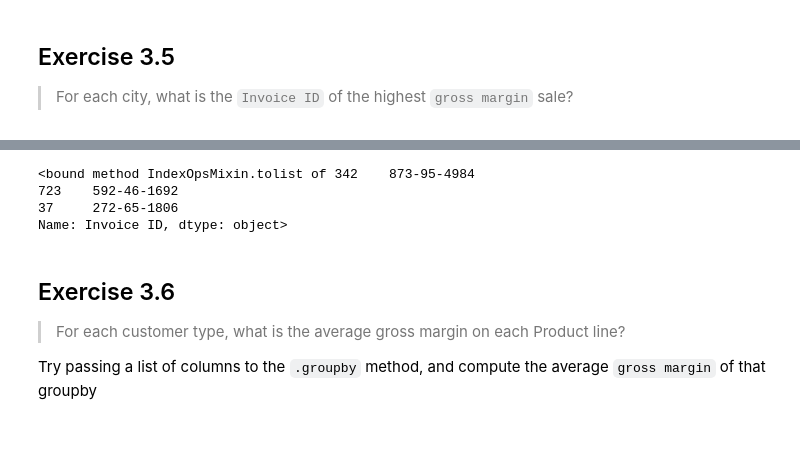
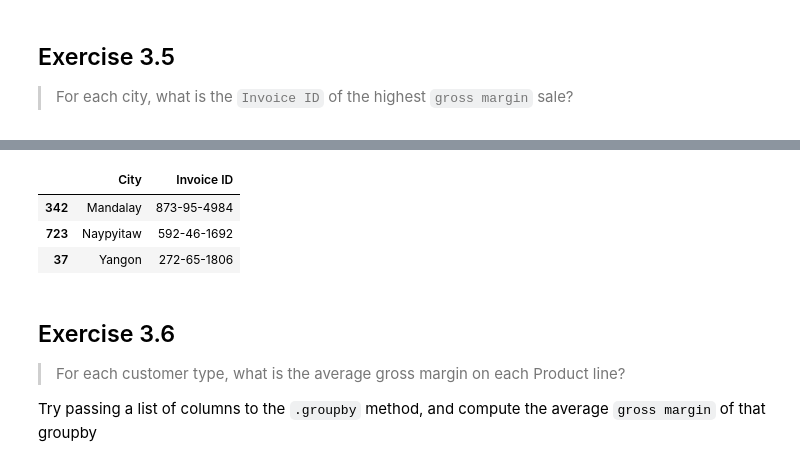
Before and after one commit to joaonunes05/ai-course-fct, a Jupyter notebook: Data Wrangling/Data Wrangling - Pandas-Advanced/Data Analysis Advanced/Exercises Notebook.ipynb, the cells around one changed output, grey strips where cells are left out. Saved outputs shown, nothing was run; the diff lists cells and outputs as text; code cells hidden in the pictures; blank space fills up the shorter version.

```diff
--- a/Data Wrangling/Data Wrangling - Pandas-Advanced/Data Analysis Advanced/Exercises Notebook.ipynb
+++ b/Data Wrangling/Data Wrangling - Pandas-Advanced/Data Analysis Advanced/Exercises Notebook.ipynb
@@ -255,19 +255,19 @@ df.groupby('hour')['Invoice ID'].count().plot.bar()
 > For each city, what is the `Invoice ID` of the highest `gross margin` sale?
 # %%
 df.head()
-highest_invoice_id = df['Invoice ID'][df.groupby('City')['gross margin percentage'].idxmax()].to_list
+highest_invoice_id = df.loc[df.groupby('City')['gross margin percentage'].idxmax(), ['City', 'Invoice ID']]
 highest_invoice_id
 # %% [output]
 |  | Invoice ID | Branch | City | Customer type | Gender | Product line | Unit price | Quantity | Date | ... |
 | 0 | 750-67-8428 | A | Yangon | Member | Female | Health and beauty | 74.69 | 7 | 1/5/2019 | ... |
 | 1 | 226-31-3081 | C | Naypyitaw | Normal | Female | Electronic accessories | 15.28 | 5 | 3/8/2019 | ... |
 | 2 | 631-41-3108 | A | Yangon | Normal | Male | Home and lifestyle | 46.33 | 7 | 3/3/2019 | ... |
 | 3 | 123-19-1176 | A | Yangon | Member | Male | Health and beauty | 58.22 | 8 | 1/27/2019 | ... |
 | 4 | 373-73-7910 | A | Yangon | Normal | Male | Sports and travel | 86.31 | 7 | 2/8/2019 | ... |
-<bound method IndexOpsMixin.tolist of 342    873-95-4984
-723    592-46-1692
-37     272-65-1806
-Name: Invoice ID, dtype: object>
+|  | City | Invoice ID |
+| 342 | Mandalay | 873-95-4984 |
+| 723 | Naypyitaw | 592-46-1692 |
+| 37 | Yangon | 272-65-1806 |
 # %% [markdown]
 ## Exercise 3.6
 
```
Also changed, not shown: parts of 1 cell of this notebook.
